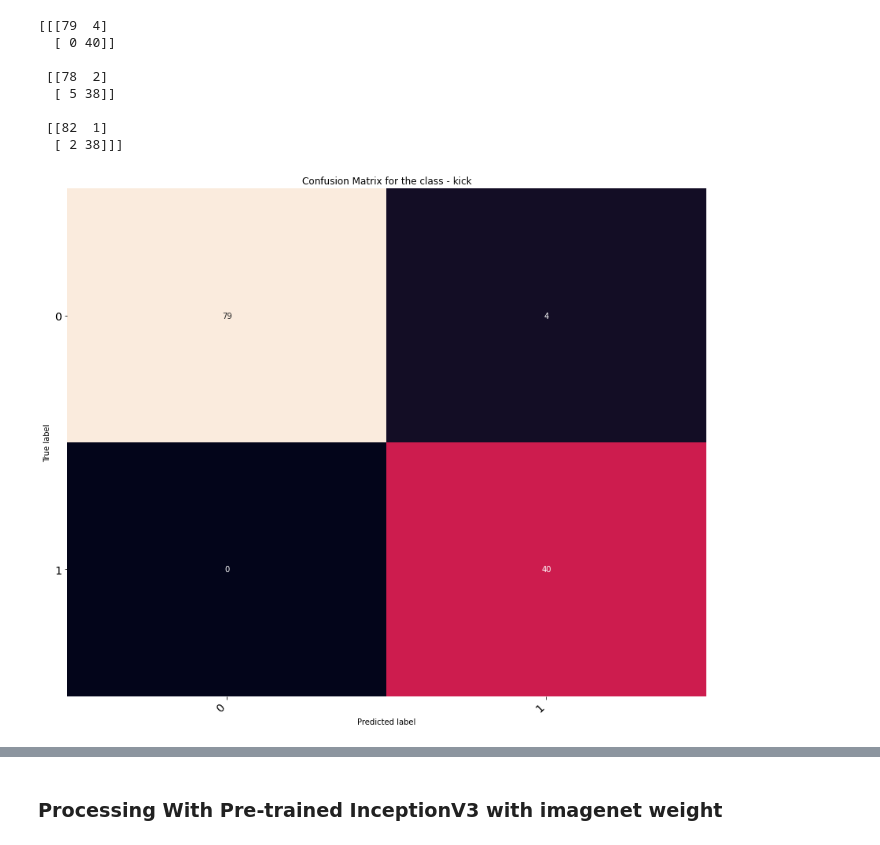
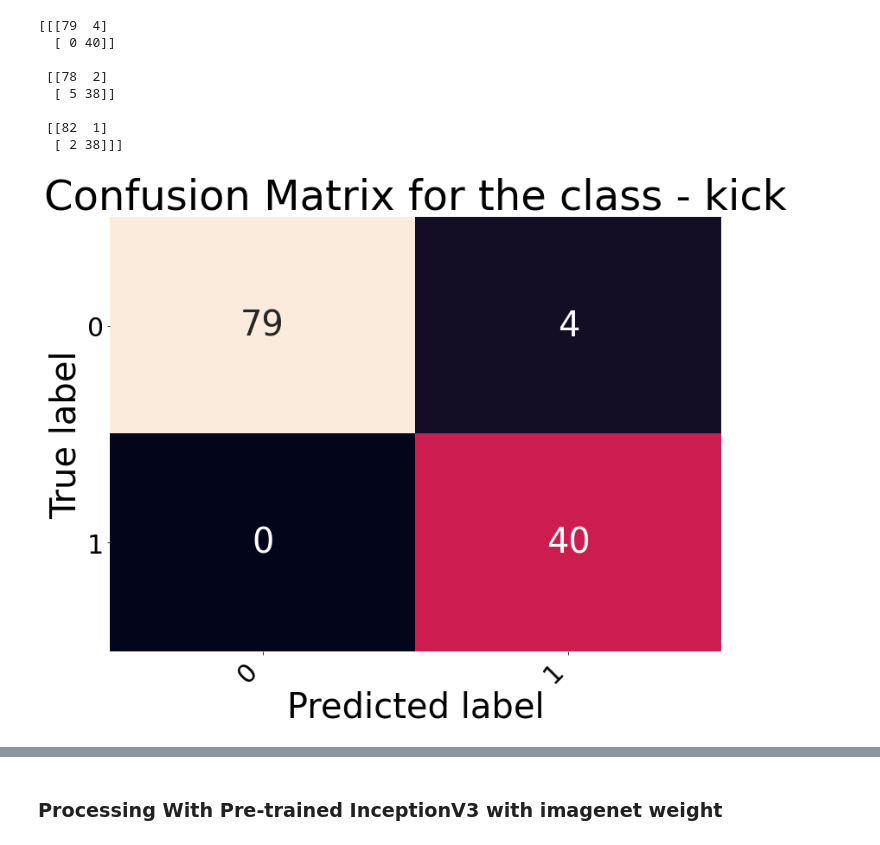
Before and after one commit to Sakibapon/Real-Time-Action-Recognition-from-Video-Footage, a Jupyter notebook: action-recognition.ipynb, the cells around one changed output, grey strips where cells are left out. Cells and saved outputs as stored; diff of their text form; code cells hidden in the pictures.

```diff
--- a/action-recognition.ipynb
+++ b/action-recognition.ipynb
@@ -475,8 +475,8 @@ import pandas as pd
 import matplotlib.pyplot as plt
 import seaborn as sns
 
-
-def print_confusion_matrix(confusion_matrix, axes, class_label, class_names, fontsize=14):
+confusion_matrix=([[[79 , 4],[ 0 ,40]], [[78 , 2], [ 5 ,38]], [[82 , 1],[ 2 ,38]]])
+def print_confusion_matrix(confusion_matrix, axes, class_label, class_names, fontsize=30):
 
     df_cm = pd.DataFrame(
         confusion_matrix, index=class_names, columns=class_names,
@@ -493,10 +493,11 @@ def print_confusion_matrix(confusion_matrix, axes, class_label, class_names, fon
     axes.set_title("Confusion Matrix for the class - " + class_label)
 # %%
 fig, ax = plt.subplots(1, 1, figsize=(12, 10))
+plt.rcParams.update({'font.size': 40})
 print_confusion_matrix(confusion_matrix[0], ax, action_values[0], ["0", "1"])
 fig.tight_layout()
 plt.show()
 # %% [output]
-[figure, old version]
+[figure, new version]
 # %%
 fig, ax = plt.subplots(1, 1, figsize=(12, 10))
```
Also changed, not shown: parts of 9 cells of this notebook.
